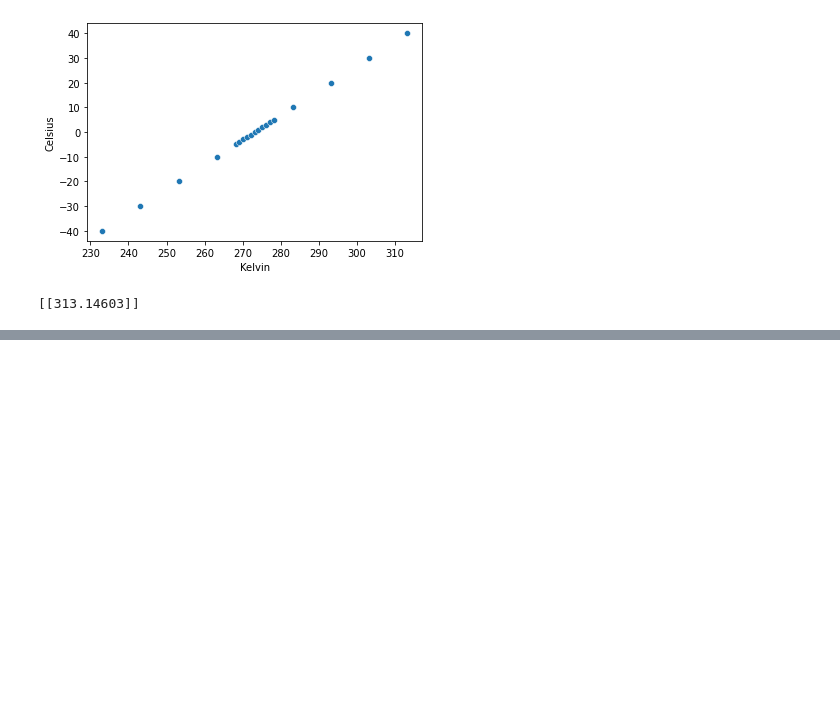
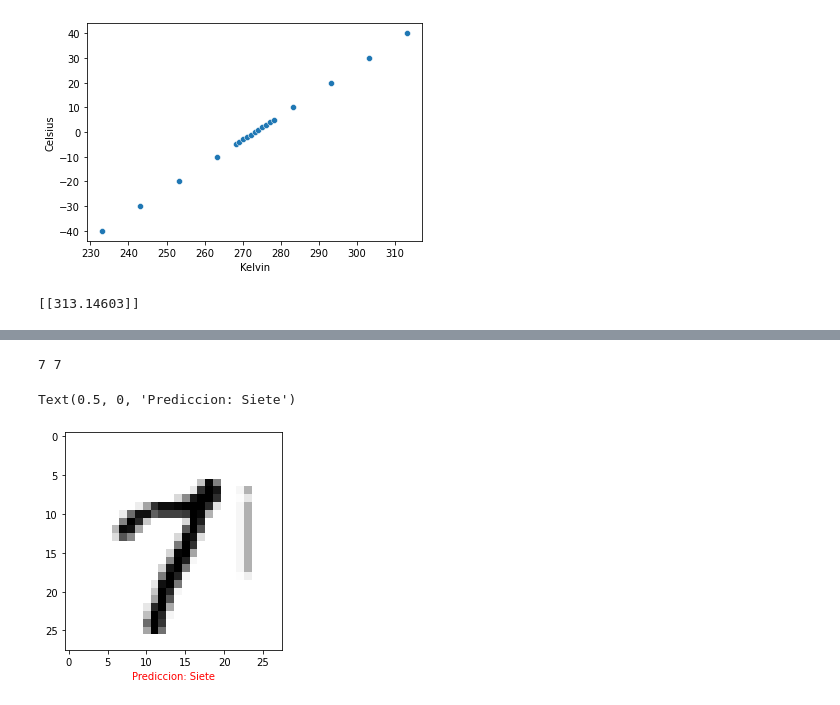
Before and after one commit to CGUEVARA03/PROGRAMACION-3, a Jupyter notebook: practicas_.ipynb, the cells around one changed output, grey strips where cells are left out. Drawn from its saved outputs; the diff is of its cells as text; code cells hidden in the pictures; blank space fills up the shorter version.

```diff
--- a/practicas_.ipynb
+++ b/practicas_.ipynb
@@ -744,0 +768,21 @@ datasets, metadata = tfds('mist', as_supervised=True, with_info=True)
+# %%
+modelo = tf.keras.Sequential([
+    tf.keras.layers.Flatten(input_shape=(28,28,1)), #capa de entrada de 28*28*1 canal
+    tf.keras.layers.Dense(64, activation=tf.nn.relu), #capa oculta con 64 neuronas, con la funcion de activacion RELU, nos da valores entre 0 y 1
+    tf.keras.layers.Dense(64, activation=tf.nn.relu), #capa oculta con 64 neuronas, con la funcion de activacion RELU, nos da valores entre 0 y 1
+    tf.keras.layers.Dense(10, activation=tf.nn.softmax) #capa de salida con 10 neuronas, con la funcion de activacion softmax es exclusiva para clasificacion de imagenes
+])
+# %%
+modelo.compile(
+    optimizer="adam",
+    loss="sparse_categorical_crossentropy",
+    metrics=['accuracy']
+)
+# %%
+size_lote = 32
+datos_entrenamiento = datos_entrenamiento.repeat().shuffle(numeros_ejemplo_entrenamiento).batch(size_lote)
+datos_prueba = datos_prueba.repeat().shuffle(numeros_ejemplo_prueba).batch(size_lote)
+# %%
+
+modelo.fit(datos_entrenamiento, epochs=5,
+           steps_per_epoch=math.ceil(numeros_ejemplo_entrenamiento/size_lote))
@@ -744,0 +807,17 @@ datasets, metadata = tfds('mist', as_supervised=True, with_info=True)
+# %%
+i=0
+for miImg, etiqueta in datos_entrenamiento.take(1):
+  etiqueta = etiqueta.numpy()
+  img = miImg[i].numpy().reshape(1,28,28,1)
+  prediccion = modelo.predict(img, batch_size=1)
+
+valor_predicho = np.argmax(prediccion)
+print( valor_predicho, etiqueta[i] )
+
+plt.grid(False)
+plt.imshow(img[0,...,0], cmap=plt.cm.binary)
+plt.xlabel("Prediccion: {}".format(numeros_lentras[valor_predicho]), color="red")
+# %% [output]
+7 7
+Text(0.5, 0, 'Prediccion: Siete')
+[figure, added]
```
Also changed, not shown: parts of 7 cells of this notebook.
